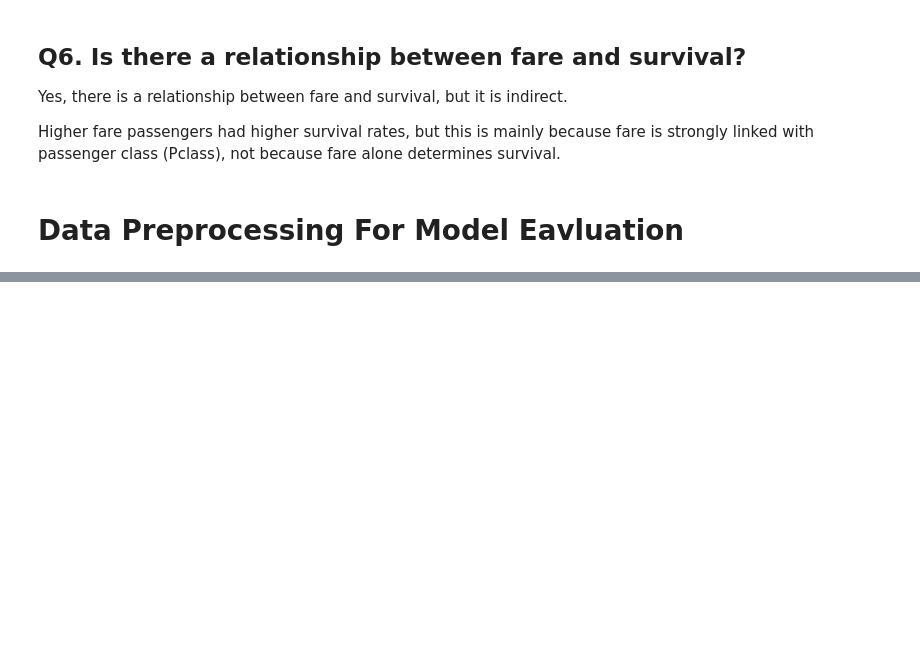
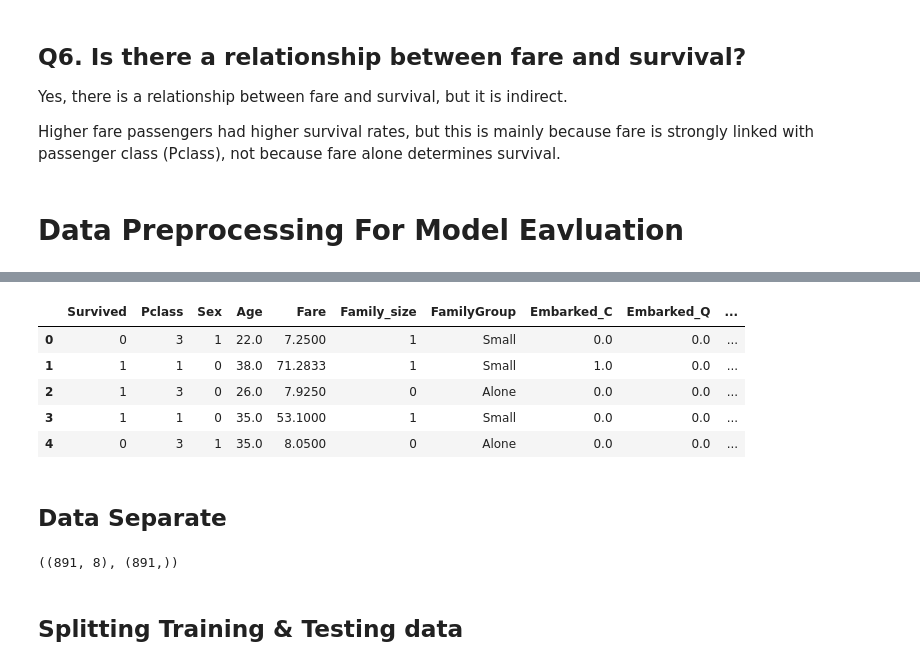
Before and after one commit to CodebySiyam/Hands-On-Data-Analysis-and-ML, a Jupyter notebook: titanic-survival-analysis/titanic_logistic_regression.ipynb, the cells around one changed output, grey strips where cells are left out. Drawn from its saved outputs; the diff is of its cells as text; code cells hidden in the pictures; blank space fills up the shorter version.

```diff
--- a/titanic-survival-analysis/titanic_logistic_regression.ipynb
+++ b/titanic-survival-analysis/titanic_logistic_regression.ipynb
@@ -547,0 +632,14 @@ Higher fare passengers had higher survival rates, but this is mainly because far
+# %%
+# remove unnecessary columns
+df.drop(columns=['PassengerId','Embarked','Name','Ticket'], axis=1, inplace=True)
+# %%
+df.head()
+# %% [output]
+|  | Survived | Pclass | Sex | Age | Fare | Family_size | FamilyGroup | Embarked_C | Embarked_Q | ... |
+| 0 | 0 | 3 | 1 | 22.0 | 7.2500 | 1 | Small | 0.0 | 0.0 | ... |
+| 1 | 1 | 1 | 0 | 38.0 | 71.2833 | 1 | Small | 1.0 | 0.0 | ... |
+| 2 | 1 | 3 | 0 | 26.0 | 7.9250 | 0 | Alone | 0.0 | 0.0 | ... |
+| 3 | 1 | 1 | 0 | 35.0 | 53.1000 | 1 | Small | 0.0 | 0.0 | ... |
+| 4 | 0 | 3 | 1 | 35.0 | 8.0500 | 0 | Alone | 0.0 | 0.0 | ... |
+# %% [markdown]
+## Data Separate
@@ -547,0 +650,6 @@ Higher fare passengers had higher survival rates, but this is mainly because far
+# %%
+X.shape, y.shape
+# %% [output]
+((891, 8), (891,))
+# %% [markdown]
+## Splitting Training & Testing data
```
Also changed, not shown: parts of 15 cells of this notebook.
